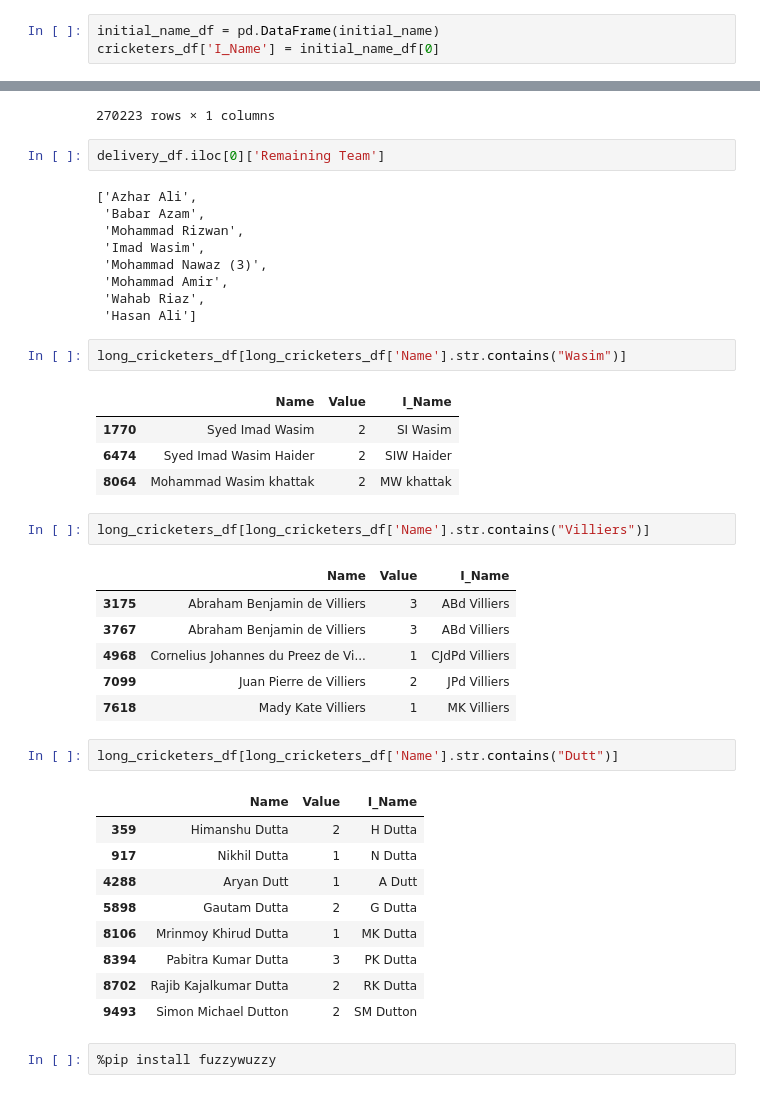
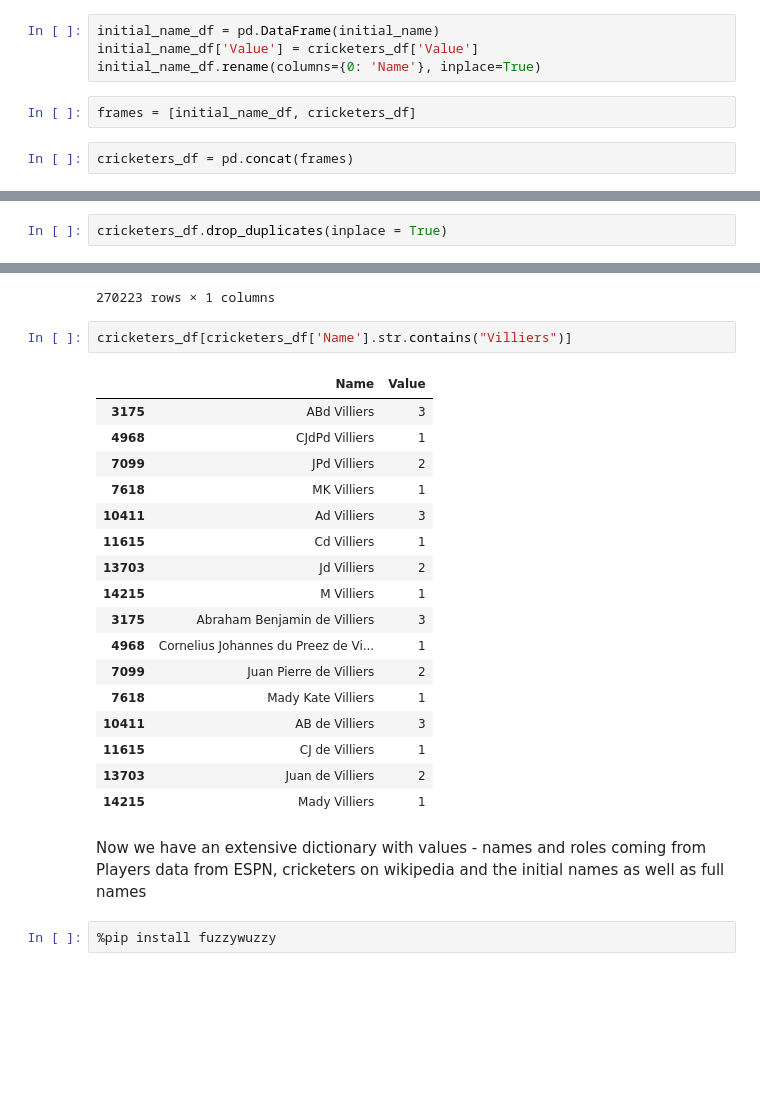
Before and after one commit to Swalke20/DLS_Project, a Jupyter notebook: DLS Data.ipynb, the cells around one changed output, grey strips where cells are left out. Cells and saved outputs as stored; diff of their text form; blank space fills up the shorter version.

```diff
--- a/DLS Data.ipynb
+++ b/DLS Data.ipynb
@@ -1712,7 +1712,12 @@ initial_name
 Turned into a dataframe to add to the table so you have Name, Value and Initials name
 # %%
 initial_name_df = pd.DataFrame(initial_name)
-cricketers_df['I_Name'] = initial_name_df[0]
+initial_name_df['Value'] = cricketers_df['Value']
+initial_name_df.rename(columns={0: 'Name'}, inplace=True)
+# %%
+frames = [initial_name_df, cricketers_df]
+# %%
+cricketers_df = pd.concat(frames)
 # %%
 cricketers_df
 # %% [output]
@@ -1739 +1745,3 @@ full_name_dict = dict(zip(cricketers_df.Name, cricketers_df.Value))
+# %%
+cricketers_df.drop_duplicates(inplace = True)
 # %%
@@ -1811,45 +1795,28 @@ delivery_df[['Remaining Team']]
 | 270221 | [PL Mommsen, RD Berrington, CD de... |
 | 270222 | [PL Mommsen, RD Berrington, CD de... |
 270223 rows × 1 columns
-# %%
-delivery_df.iloc[0]['Remaining Team']
-# %% [output]
-['Azhar Ali',
- 'Babar Azam',
- 'Mohammad Rizwan',
- 'Imad Wasim',
- 'Mohammad Nawaz (3)',
- 'Mohammad Amir',
- 'Wahab Riaz',
- 'Hasan Ali']
-# %%
-long_cricketers_df[long_cricketers_df['Name'].str.contains("Wasim")]
-# %% [output]
-|  | Name | Value | I_Name |
-| 1770 | Syed Imad Wasim | 2 | SI Wasim |
-| 6474 | Syed Imad Wasim Haider | 2 | SIW Haider |
-| 8064 | Mohammad Wasim khattak | 2 | MW khattak |
 # %%
-long_cricketers_df[long_cricketers_df['Name'].str.contains("Villiers")]
+cricketers_df[cricketers_df['Name'].str.contains("Villiers")]
 # %% [output]
-|  | Name | Value | I_Name |
-| 3175 | Abraham Benjamin de Villiers | 3 | ABd Villiers |
-| 3767 | Abraham Benjamin de Villiers | 3 | ABd Villiers |
-| 4968 | Cornelius Johannes du Preez de Vi... | 1 | CJdPd Villiers |
-| 7099 | Juan Pierre de Villiers | 2 | JPd Villiers |
-| 7618 | Mady Kate Villiers | 1 | MK Villiers |
+|  | Name | Value |
+| 3175 | ABd Villiers | 3 |
+| 4968 | CJdPd Villiers | 1 |
+| 7099 | JPd Villiers | 2 |
+| 7618 | MK Villiers | 1 |
+| 10411 | Ad Villiers | 3 |
+| 11615 | Cd Villiers | 1 |
+| 13703 | Jd Villiers | 2 |
+| 14215 | M Villiers | 1 |
+| 3175 | Abraham Benjamin de Villiers | 3 |
+| 4968 | Cornelius Johannes du Preez de Vi... | 1 |
+| 7099 | Juan Pierre de Villiers | 2 |
+| 7618 | Mady Kate Villiers | 1 |
+| 10411 | AB de Villiers | 3 |
+| 11615 | CJ de Villiers | 1 |
+| 13703 | Juan de Villiers | 2 |
+| 14215 | Mady Villiers | 1 |
-# %%
-long_cricketers_df[long_cricketers_df['Name'].str.contains("Dutt")]
-# %% [output]
-|  | Name | Value | I_Name |
-| 359 | Himanshu Dutta | 2 | H Dutta |
-| 917 | Nikhil Dutta | 1 | N Dutta |
-| 4288 | Aryan Dutt | 1 | A Dutt |
-| 5898 | Gautam Dutta | 2 | G Dutta |
-| 8106 | Mrinmoy Khirud Dutta | 1 | MK Dutta |
-| 8394 | Pabitra Kumar Dutta | 3 | PK Dutta |
-| 8702 | Rajib Kajalkumar Dutta | 2 | RK Dutta |
-| 9493 | Simon Michael Dutton | 2 | SM Dutton |
+# %% [markdown]
+Now we have an extensive dictionary with values - names and roles coming from Players data from ESPN, cricketers on wikipedia and the initial names as well as full names
 # %%
 %pip install fuzzywuzzy
 # %% [output]
```
Also changed, not shown: parts of 39 cells of this notebook.
